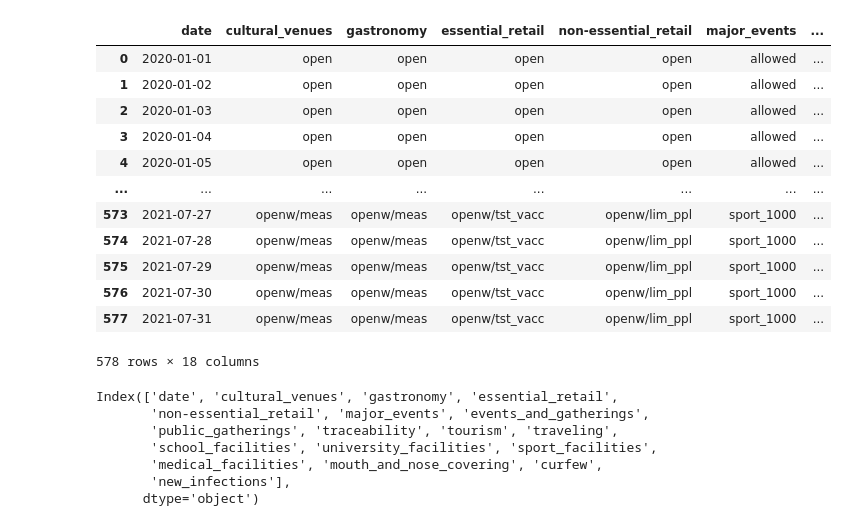
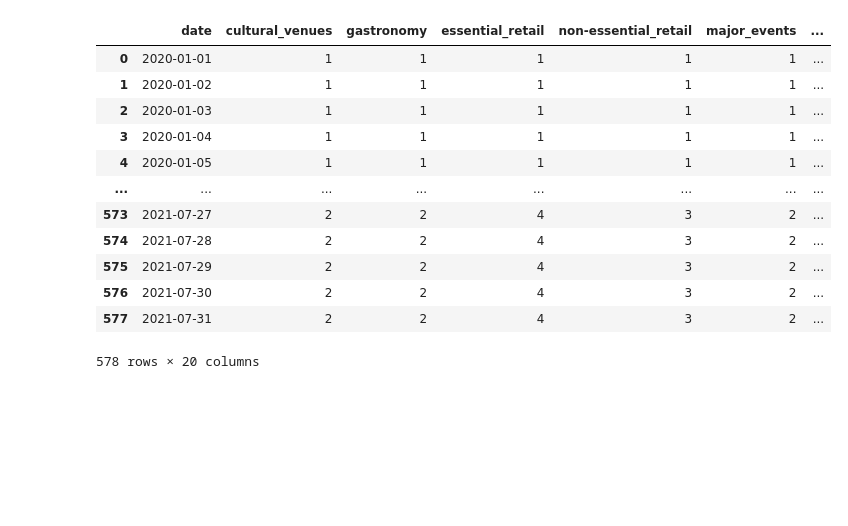
Before and after one commit to nadjalc/COVID19MobilityAnalysis, a Jupyter notebook: covid data analysis/joining_with_mobility.ipynb, the cells around one changed output. Drawn from its saved outputs; the diff is of its cells as text; code cells hidden in the pictures; blank space fills up the shorter version.

```diff
--- a/covid data analysis/joining_with_mobility.ipynb
+++ b/covid data analysis/joining_with_mobility.ipynb
@@ -20,28 +25,2 @@ df_c = pd.read_csv(url_c, sep=';', low_memory=False)
 # %%
 pd.set_option('display.max_columns()', None)
-# %%
-complete_df
-# %% [output]
-|  | date | cultural_venues | gastronomy | essential_retail | non-essential_retail | major_events | ... |
-| 0 | 2020-01-01 | open | open | open | open | allowed | ... |
-| 1 | 2020-01-02 | open | open | open | open | allowed | ... |
-| 2 | 2020-01-03 | open | open | open | open | allowed | ... |
-| 3 | 2020-01-04 | open | open | open | open | allowed | ... |
-| 4 | 2020-01-05 | open | open | open | open | allowed | ... |
-| ... | ... | ... | ... | ... | ... | ... | ... |
-| 573 | 2021-07-27 | openw/meas | openw/meas | openw/tst_vacc | openw/lim_ppl | sport_1000 | ... |
-| 574 | 2021-07-28 | openw/meas | openw/meas | openw/tst_vacc | openw/lim_ppl | sport_1000 | ... |
-| 575 | 2021-07-29 | openw/meas | openw/meas | openw/tst_vacc | openw/lim_ppl | sport_1000 | ... |
-| 576 | 2021-07-30 | openw/meas | openw/meas | openw/tst_vacc | openw/lim_ppl | sport_1000 | ... |
-| 577 | 2021-07-31 | openw/meas | openw/meas | openw/tst_vacc | openw/lim_ppl | sport_1000 | ... |
-578 rows × 18 columns
-# %%
-complete_df.columns
-# %% [output]
-Index(['date', 'cultural_venues', 'gastronomy', 'essential_retail',
-       'non-essential_retail', 'major_events', 'events_and_gatherings',
-       'public_gatherings', 'traceability', 'tourism', 'traveling',
-       'school_facilities', 'university_facilities', 'sport_facilities',
-       'medical_facilities', 'mouth_and_nose_covering', 'curfew',
-       'new_infections'],
-      dtype='object')
@@ -51,0 +27,16 @@ final_df.to_csv('covid19_final_set.csv', sep=';', index=False)
+# %%
+df_c
+# %% [output]
+|  | date | cultural_venues | gastronomy | essential_retail | non-essential_retail | major_events | ... |
+| 0 | 2020-01-01 | 1 | 1 | 1 | 1 | 1 | ... |
+| 1 | 2020-01-02 | 1 | 1 | 1 | 1 | 1 | ... |
+| 2 | 2020-01-03 | 1 | 1 | 1 | 1 | 1 | ... |
+| 3 | 2020-01-04 | 1 | 1 | 1 | 1 | 1 | ... |
+| 4 | 2020-01-05 | 1 | 1 | 1 | 1 | 1 | ... |
+| ... | ... | ... | ... | ... | ... | ... | ... |
+| 573 | 2021-07-27 | 2 | 2 | 4 | 3 | 2 | ... |
+| 574 | 2021-07-28 | 2 | 2 | 4 | 3 | 2 | ... |
+| 575 | 2021-07-29 | 2 | 2 | 4 | 3 | 2 | ... |
+| 576 | 2021-07-30 | 2 | 2 | 4 | 3 | 2 | ... |
+| 577 | 2021-07-31 | 2 | 2 | 4 | 3 | 2 | ... |
+578 rows × 20 columns
```
Also changed, not shown: parts of 13 cells of this notebook.
